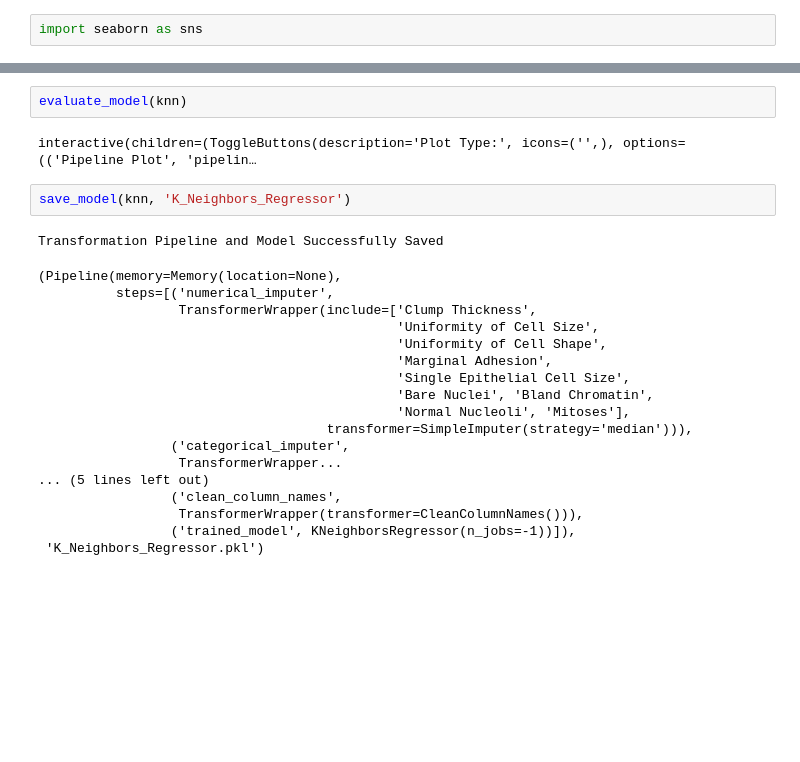
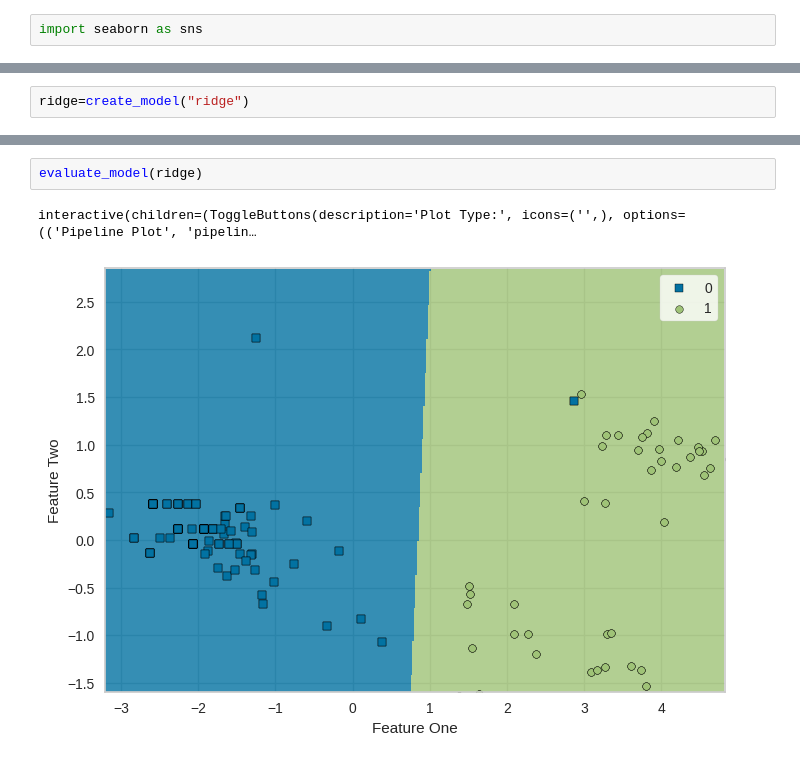
Before and after one commit to rezaul61/Breast-Cancer-Prediction, a Jupyter notebook: breast_cancer_detection.ipynb, the cells around one changed output, grey strips where cells are left out. Cells and saved outputs as stored; diff of their text form; blank space fills up the shorter version.

```diff
--- a/breast_cancer_detection.ipynb
+++ b/breast_cancer_detection.ipynb
@@ -148,0 +131,2 @@ knn=create_model("knn")
+# %%
+ridge=create_model("ridge")
@@ -149,25 +150,5 @@ knn=create_model("knn")
 # %%
-evaluate_model(knn)
+evaluate_model(ridge)
 # %% [output]
 interactive(children=(ToggleButtons(description='Plot Type:', icons=('',), options=(('Pipeline Plot', 'pipelin…
+[figure, added]
-# %%
-save_model(knn, 'K_Neighbors_Regressor')
-# %% [output]
-Transformation Pipeline and Model Successfully Saved
-(Pipeline(memory=Memory(location=None),
-          steps=[('numerical_imputer',
-                  TransformerWrapper(include=['Clump Thickness',
-                                              'Uniformity of Cell Size',
-                                              'Uniformity of Cell Shape',
-                                              'Marginal Adhesion',
-                                              'Single Epithelial Cell Size',
-                                              'Bare Nuclei', 'Bland Chromatin',
-                                              'Normal Nucleoli', 'Mitoses'],
-                                     transformer=SimpleImputer(strategy='median'))),
-                 ('categorical_imputer',
-                  TransformerWrapper...
-... (5 lines left out)
-                 ('clean_column_names',
-                  TransformerWrapper(transformer=CleanColumnNames())),
-                 ('trained_model', KNeighborsRegressor(n_jobs=-1))]),
- 'K_Neighbors_Regressor.pkl')
```
Also changed, not shown: parts of 11 cells of this notebook.
